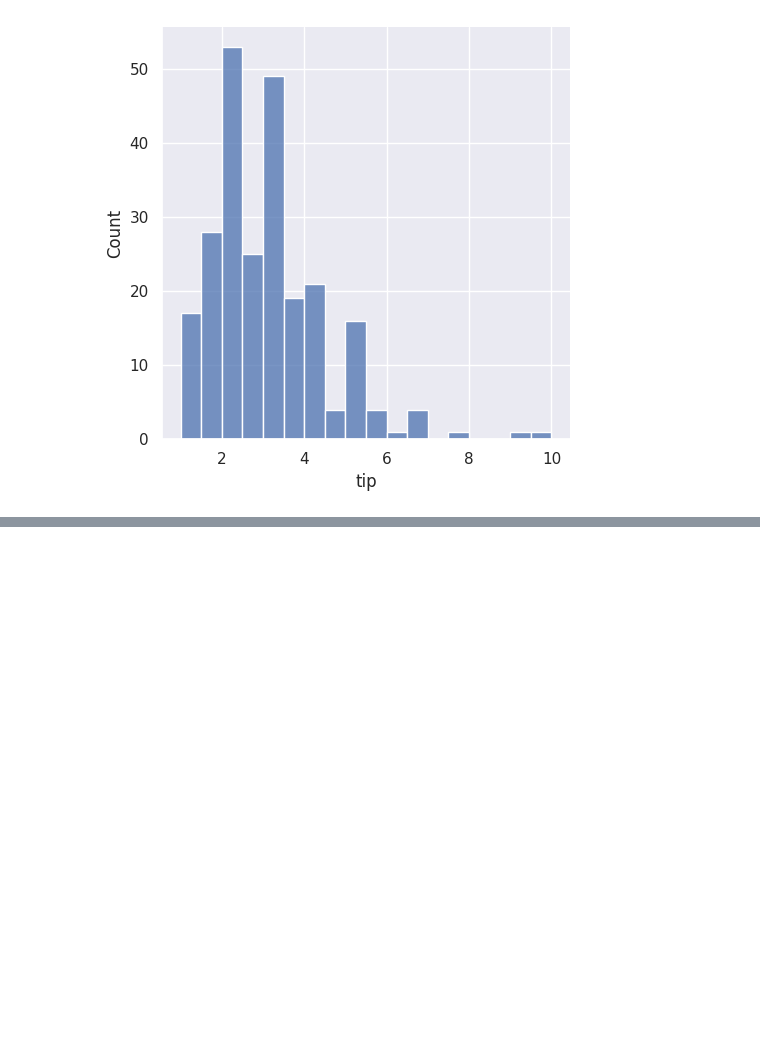
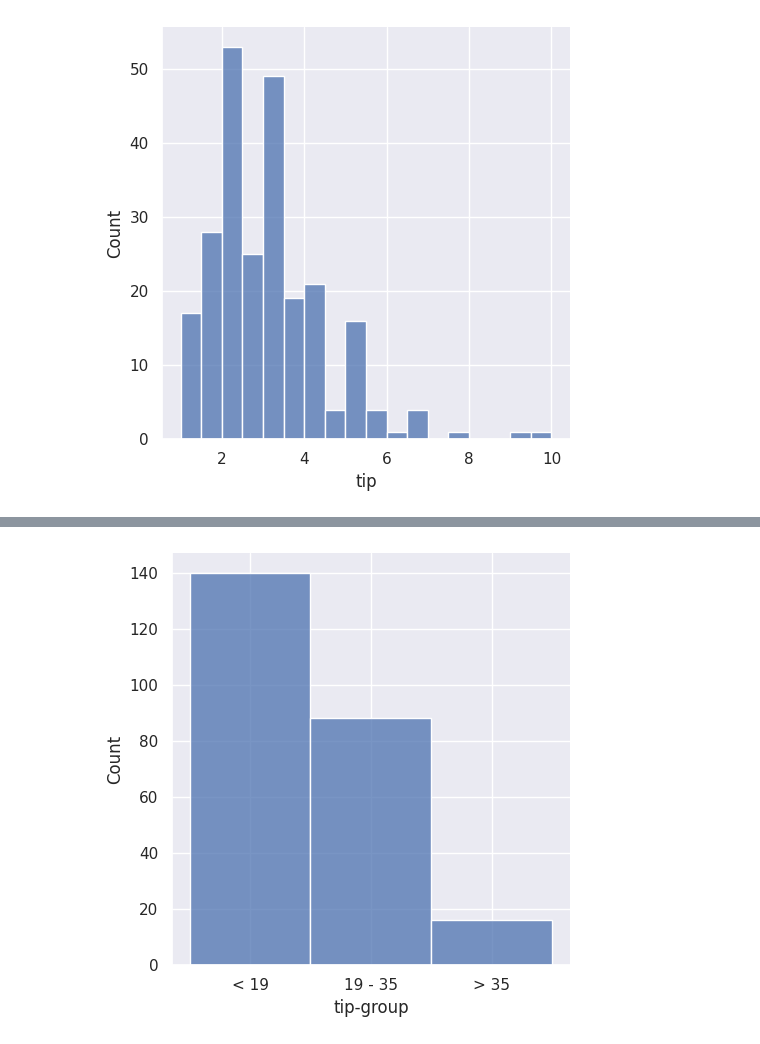
Before and after one commit to cucumberian/mathshub, a Jupyter notebook: lesson-17_seminar/lesson-17-mt.ipynb, the cells around one changed output, grey strips where cells are left out. Saved outputs shown, nothing was run; the diff lists cells and outputs as text; code cells hidden in the pictures; blank space fills up the shorter version.

Commit message:
docs: add info about discretization and grouping of continious property

```diff
--- a/lesson-17_seminar/lesson-17-mt.ipynb
+++ b/lesson-17_seminar/lesson-17-mt.ipynb
@@ -216,0 +299,13 @@ sns.displot(data=tips, x='tip',);
+# %%
+import numpy as np
+
+conditions = [
+    (tips.total_bill >= 3) & (tips.total_bill <= 19),
+    (tips.total_bill > 19) & (tips.total_bill <=35),
+    (tips.total_bill > 35) & (tips.total_bill <= 51)
+]
+choices = ['< 19', '19 - 35', '> 35']
+
+# np.select вместо циклов или map
+tips['tip-group'] = np.select(condlist=conditions, choicelist=choices, default='0')
+tips
@@ -216,0 +326,4 @@ sns.displot(data=tips, x='tip',);
+# %%
+sns.displot(data=tips, x='tip-group', discrete=True); #, stat='probability');
+# %% [output]
+[figure, added]
```
Also changed, not shown: parts of 12 cells of this notebook.
